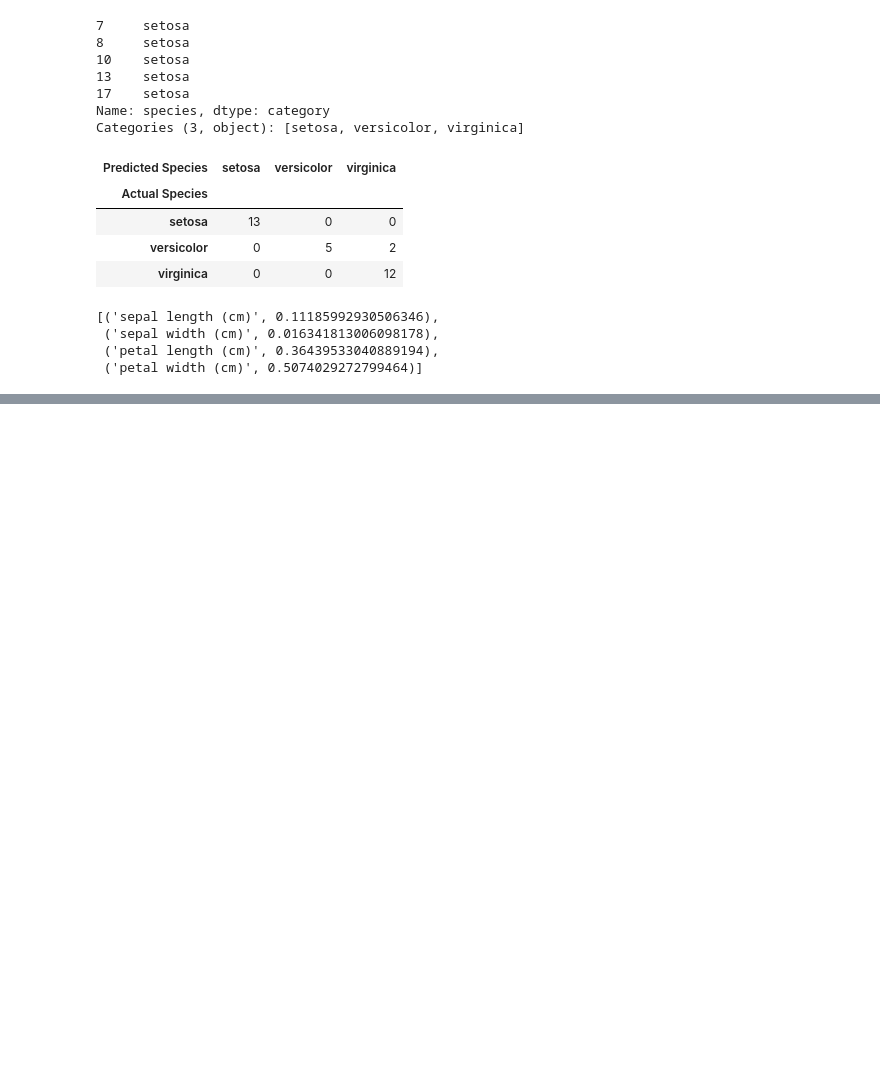
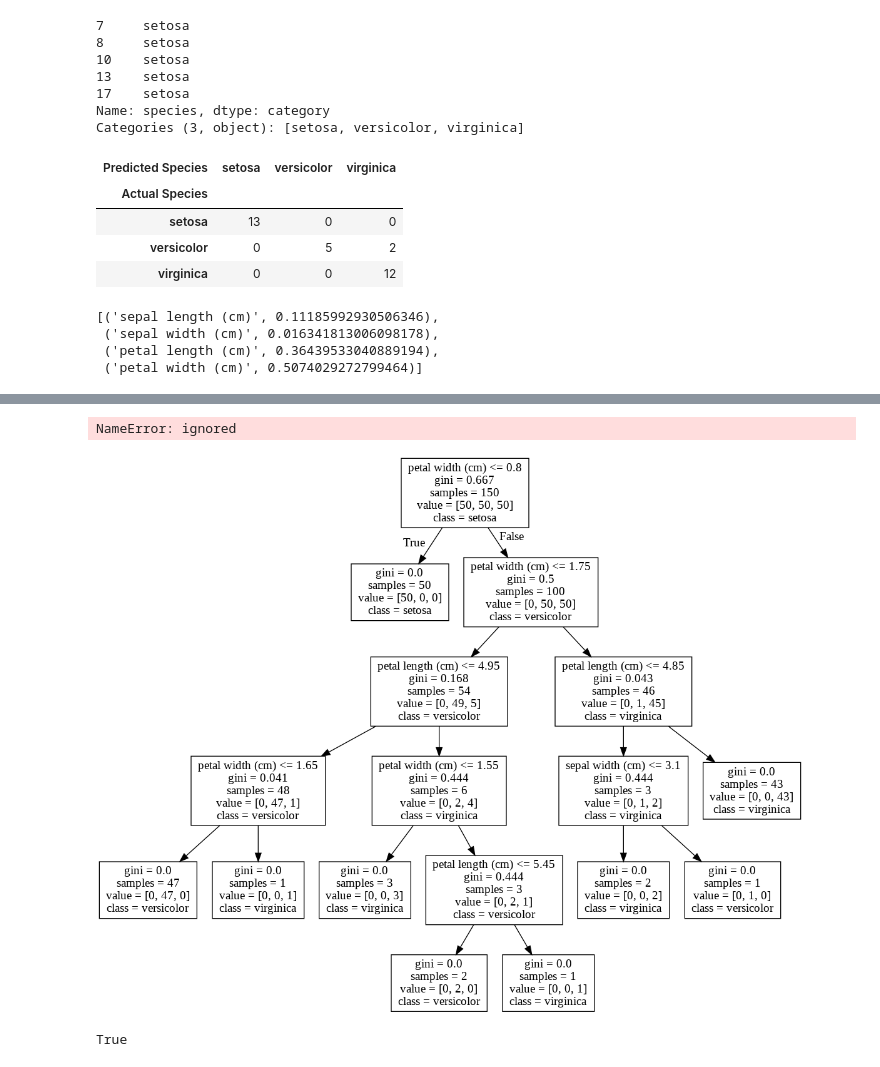
Before and after one commit to rajarameshchindu/datascience, a Jupyter notebook: Colab's_New_Code_Editor.ipynb, the cells around one changed output, grey strips where cells are left out. Drawn from its saved outputs; the diff is of its cells as text; code cells hidden in the pictures; blank space fills up the shorter version.

```diff
--- a/Colab's_New_Code_Editor.ipynb
+++ b/Colab's_New_Code_Editor.ipynb
@@ -921,3 +921,8 @@ list(zip(train[features], clf.feature_importances_))
 # Load libraries
 from sklearn.ensemble import RandomForestRegressor
 from sklearn import datasets
+# %%
+# Load data with only two features
+boston = datasets.load_boston()
+X = boston.data[:,0:2]
+y = boston.target
@@ -923,0 +946,5 @@ from sklearn import datasets
+# %%
+# Load data
+iris = datasets.load_iris()
+X = iris.data
+y = iris.target
@@ -923,0 +1118,20 @@ from sklearn import datasets
+# %%
+# Grab the passenger IDs
+ids = test['PassengerId'].values
+
+# Create a csv
+submission_file = open("submission.csv", "w")
+
+# Write to that csv
+open_file_object = csv.writer(submission_file)
+
+# Write the header of the csv
+open_file_object.writerow(["PassengerId","Survived"])
+
+# Write the rows of the csv
+open_file_object.writerows(zip(ids, predictions))
+
+# Close the file
+submission_file.close()
+# %% [output]
+NameError: ignored
@@ -923,0 +1145,32 @@ from sklearn import datasets
+# %%
+# Load data
+iris = datasets.load_iris()
+X = iris.data
+y = iris.target
+# %%
+# Create decision tree classifer object
+clf = DecisionTreeClassifier(random_state=0)
+
+# Train model
+model = clf.fit(X, y)
+# %%
+# Create DOT data
+dot_data = tree.export_graphviz(clf, out_file=None,
+                                feature_names=iris.feature_names,
+                                class_names=iris.target_names)
+
+# Draw graph
+graph = pydotplus.graph_from_dot_data(dot_data)
+
+# Show graph
+Image(graph.create_png())
+# %% [output]
+[figure, added]
+# %%
+# Create PDF
+graph.write_pdf("iris.pdf")
+
+# Create PNG
+graph.write_png("iris.png")
+# %% [output]
+True
```
Also changed, not shown: parts of 25 cells of this notebook.
